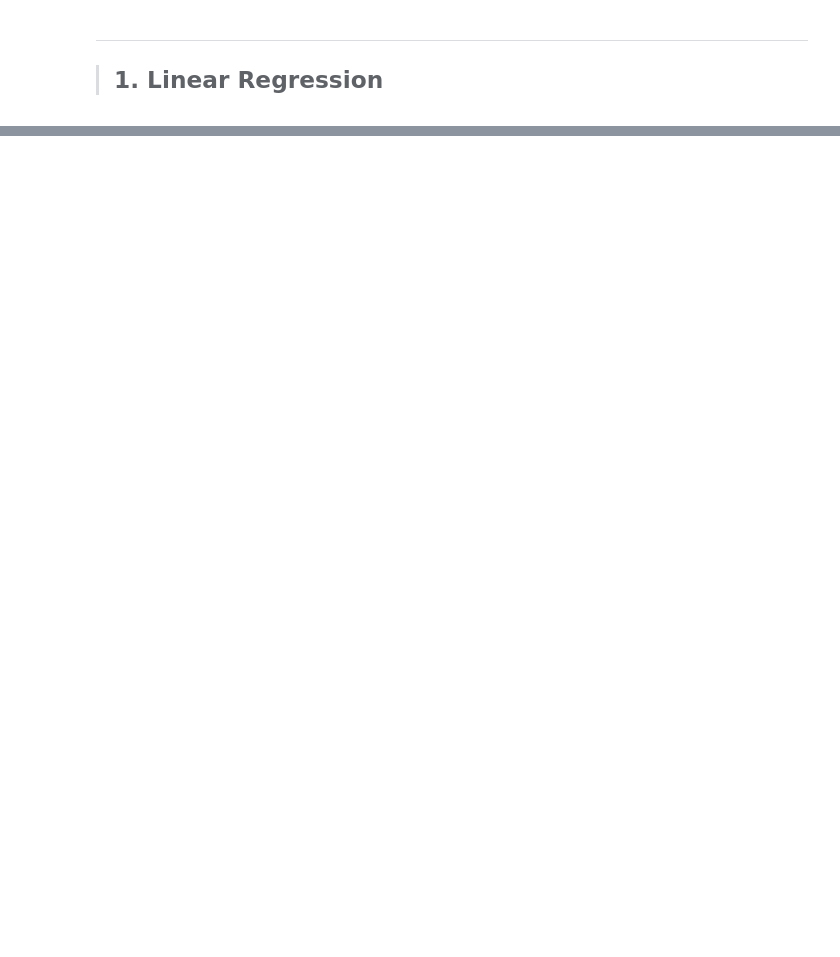
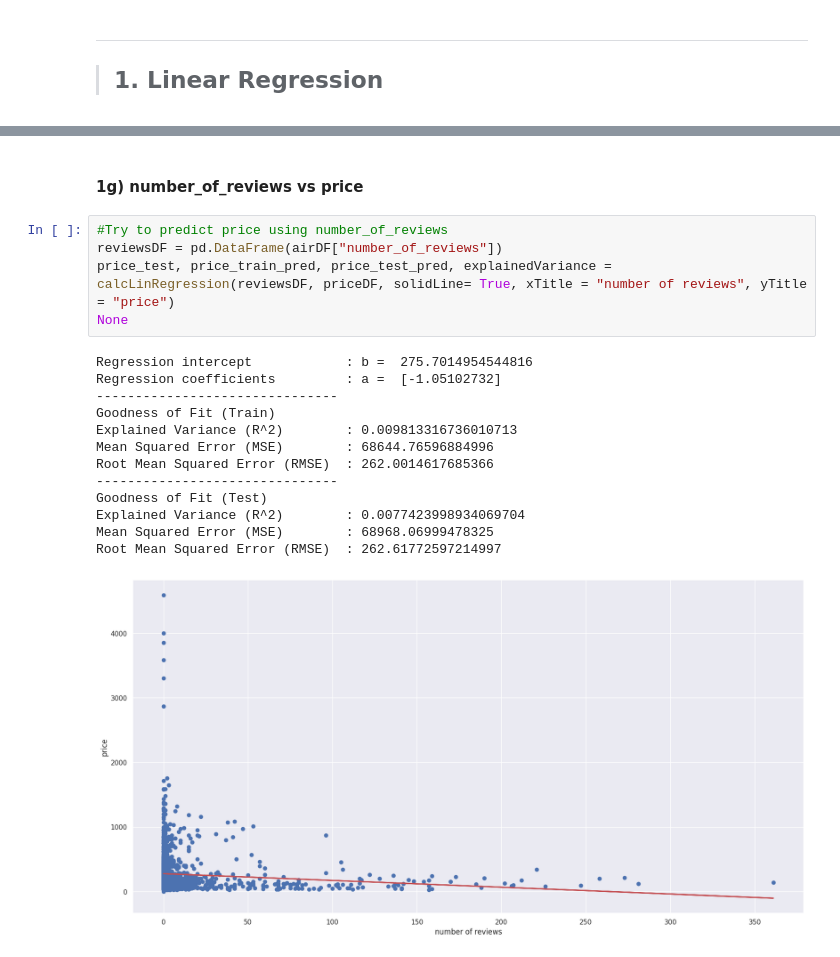
Before and after one commit to isaacchunn/SC1015_MiniPrj_Airbnb, a Jupyter notebook: Airbnb_Linear_Regression.ipynb, the cells around one changed output, grey strips where cells are left out. Cells and saved outputs as stored; diff of their text form; blank space fills up the shorter version.

```diff
--- a/Airbnb_Linear_Regression.ipynb
+++ b/Airbnb_Linear_Regression.ipynb
@@ -397,0 +552,21 @@ Name: host_response_time, dtype: int64
+# %% [markdown]
+#### 1g) number_of_reviews vs price
+# %%
+#Try to predict price using number_of_reviews
+reviewsDF = pd.DataFrame(airDF["number_of_reviews"])
+price_test, price_train_pred, price_test_pred, explainedVariance = calcLinRegression(reviewsDF, priceDF, solidLine= True, xTitle = "number of reviews", yTitle = "price")
+None
+# %% [output]
+Regression intercept            : b =  275.7014954544816
+Regression coefficients         : a =  [-1.05102732]
+-------------------------------
+Goodness of Fit (Train)
+Explained Variance (R^2)        : 0.009813316736010713
+Mean Squared Error (MSE)        : 68644.76596884996
+Root Mean Squared Error (RMSE)  : 262.0014617685366
+-------------------------------
+Goodness of Fit (Test)
+Explained Variance (R^2)        : 0.0077423998934069704
+Mean Squared Error (MSE)        : 68968.06999478325
+Root Mean Squared Error (RMSE)  : 262.61772597214997
+[figure, added]
```
Also changed, not shown: parts of 16 cells of this notebook.
